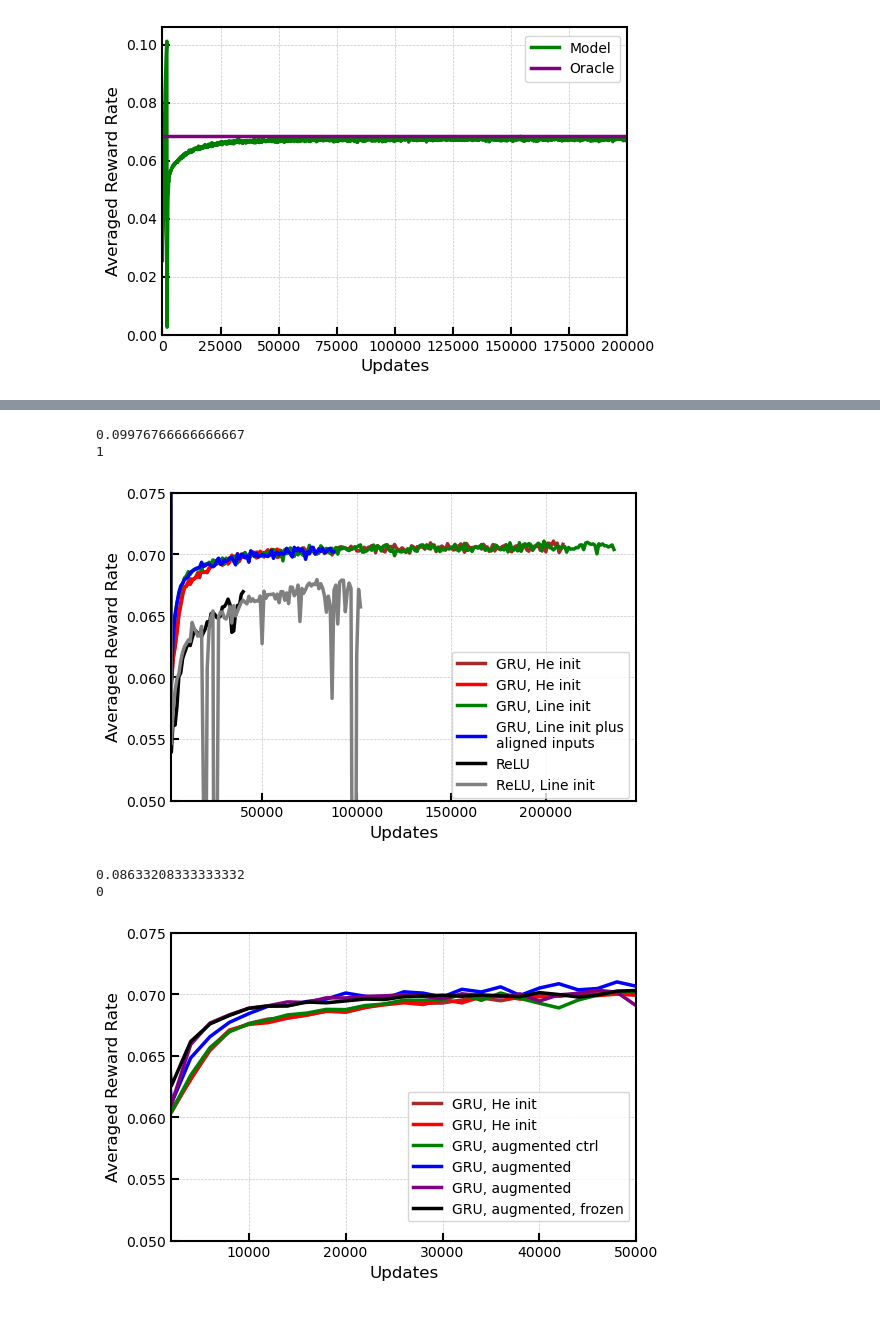
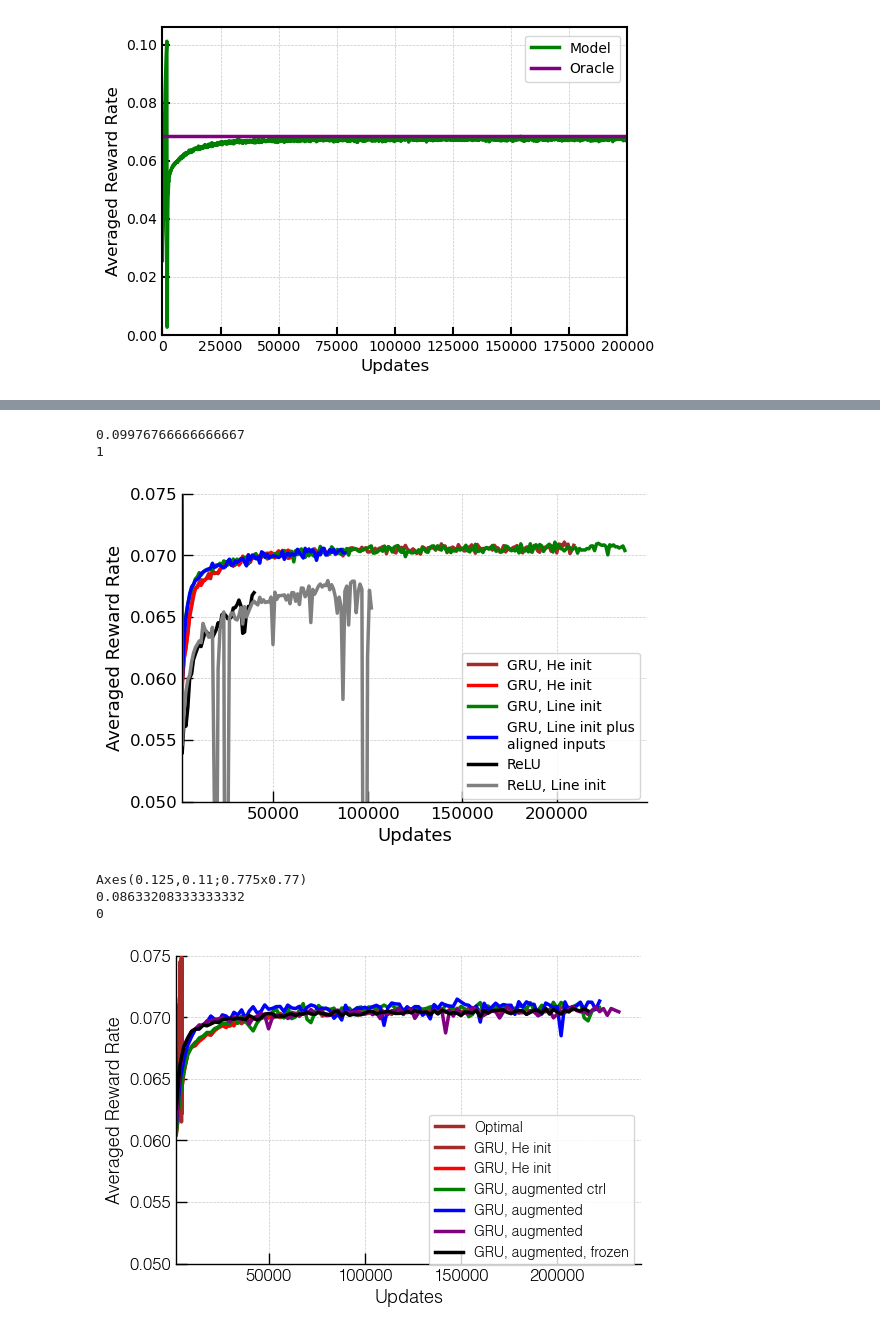
Before and after one commit to davidgbe/favorably_connected, a Jupyter notebook: code/notebooks/learning_baseline_exp_stoch_rewards.ipynb, the cells around one changed output, grey strips where cells are left out. Cells and saved outputs as stored; diff of their text form; code cells hidden in the pictures.

```diff
--- a/code/notebooks/learning_baseline_exp_stoch_rewards.ipynb
+++ b/code/notebooks/learning_baseline_exp_stoch_rewards.ipynb
@@ -21,9 +30,8 @@ def load_data(data_path, averaging_size=AVERAGING_SIZE):
 # %%
 scale = 0.5
 fig, axs = plt.subplots(1, 1, figsize=(4 * scale, 4 * scale))
-axs.tick_params(axis='both', direction='in')
 
-cmap = mpl.colormaps['winter']
+cmap = mpl.colormaps['magma']
 
 s = np.arange(0, 20)
 x = np.linspace(0, 20, 100)
@@ -32,12 +40,13 @@ a = 0.8
 for i, reward_param in enumerate([0.1, 1, 5, 10, 20, 30]):
     pr_disc = a * np.exp(-s/reward_param)
     pr_cont = a * np.exp(-x/reward_param)
-    axs.plot(x, pr_cont, label=r'$\tau = $' + f'{reward_param}', c=cmap(reward_param / 30))
-    axs.scatter(s, pr_disc, c=cmap(reward_param / 30))
+    axs.plot(x, pr_cont, label=r'$\tau = $' + f'{reward_param}', c=cmap(reward_param / 50))
+    axs.scatter(s, pr_disc, c=cmap(reward_param / 50))
 
 axs.set_ylabel(r'$p(r=1)$', fontsize=13)
-axs.set_xlabel('Odor site index')
+axs.set_xlabel('Accumulated reward in patch')
 axs.set_xlim(-0.25, 8.5)
 axs.set_ylim(-0.05, 1)
+format_plot(axs)
 fig.legend(bbox_to_anchor=(1.5, 0.875))
 # %% [output]
@@ -46,9 +56,8 @@ fig.legend(bbox_to_anchor=(1.5, 0.875))
 # %%
 scale = 0.5
 fig, axs = plt.subplots(1, 1, figsize=(4 * scale, 4 * scale))
-axs.tick_params(axis='both', direction='in')
 
-cmap = mpl.colormaps['winter']
+cmap = mpl.colormaps['magma']
 
 s = np.arange(0, 20, 2)
 x = np.linspace(0, 20, 100)
@@ -57,15 +66,16 @@ a = 0.8
 for i, reward_param in enumerate([10, 30]):
     pr_disc = a * np.exp(-s/reward_param)
     pr_cont = a * np.exp(-x/reward_param)
-    axs.plot(x, pr_cont, label=r'$\tau = $' + f'{reward_param}', c=cmap(reward_param / 30))
-    axs.scatter(s, pr_disc, c=cmap(reward_param / 30))
+    axs.plot(x, pr_cont, label=r'$\tau = $' + f'{reward_param}', c=cmap(reward_param / 50))
+    axs.scatter(s, pr_disc, c=cmap(reward_param / 50))
 
 axs.plot(x, [0] * len(x), c='black', label='Unrewarded')
 axs.scatter(s, [0] * len(s), c='black')
 
 axs.set_ylabel(r'$p(r=1)$', fontsize=13)
-axs.set_xlabel('Odor site index')
+axs.set_xlabel('Accumulated reward in patch')
 axs.set_xlim(-0.25, 20)
 axs.set_ylim(-0.05, 1)
+format_plot(axs)
 fig.legend(bbox_to_anchor=(1.7, 0.875))
 # %% [output]
@@ -1009,10 +1014,12 @@ fig.legend(bbox_to_anchor=(0.9, 0.5), fontsize=10)
 # Print stats
 print(np.mean(reduced_data.T, axis=1).max())
 print(np.mean(reduced_data.T, axis=1).argmax())
+
+format_plot(axs)
 # %% [output]
 0.09976766666666667
 1
-[figure, old version]
+[figure, new version]
 # %%
 scale = 1
 fig, axs = plt.subplots(1, 1, figsize=(6 * scale, 4 * scale))
@@ -1044,6 +1051,20 @@ labels = [
     'GRU, augmented',
     'GRU, augmented, frozen',
 ]
+
+baseline = '../../results/rl_agent_outputs/grid_search_test_2025-01-12_08_01_22_051999_var_noise_0_activity_weight_0/reward_rates'
+reduced_data = load_data(os.path.join(baseline, '*.npy'), averaging_size=1)
+
+# Plot mean line
+axs.plot(
+    np.arange(reduced_data.shape[1]) * 1,
+    np.mean(reduced_data.T, axis=1),
+    c=colors[i],
+    linewidth=2.5,  # Thicker plot line
+    zorder=2,
+    label='Optimal',
+)
+
 
 for i, data_dir in enumerate(data_dirs):
     averaging_size = 2000
@@ -1079,33 +1100,35 @@ for i, data_dir in enumerate(data_dirs):
 # )
 
 # Adjust axes limits
-axs.set_xlim(2000, 50000)
+axs.set_xlim(2000)
 axs.set_ylim(0.05, 0.075)
 # axs.set_xscale('log')
 
 # Add labels and titles
 axs.set_ylabel('Averaged Reward Rate', fontsize=12)
 axs.set_xlabel('Updates', fontsize=12)
 
 # Customize tick parameters
 axs.tick_params(axis='both', direction='in', length=6, width=1.5, labelsize=10)
 
 # Thicken the axes lines
 axs.spines['top'].set_linewidth(1.5)
 axs.spines['right'].set_linewidth(1.5)
 axs.spines['bottom'].set_linewidth(1.5)
 axs.spines['left'].set_linewidth(1.5)
 
 # Add grid for better readability
 axs.grid(visible=True, which='both', linestyle='--', linewidth=0.5, alpha=0.7)
 
 # Add legend
 fig.legend(bbox_to_anchor=(0.9, 0.5), fontsize=10)
+format_plot(axs)
 
 # Print stats
 print(np.mean(reduced_data.T, axis=1).max())
 print(np.mean(reduced_data.T, axis=1).argmax())
 # %% [output]
+Axes(0.125,0.11;0.775x0.77)
 0.08633208333333332
 0
-[figure, old version]
+[figure, new version]
```
Also changed, not shown: parts of 4 cells of this notebook, 6 other files.
